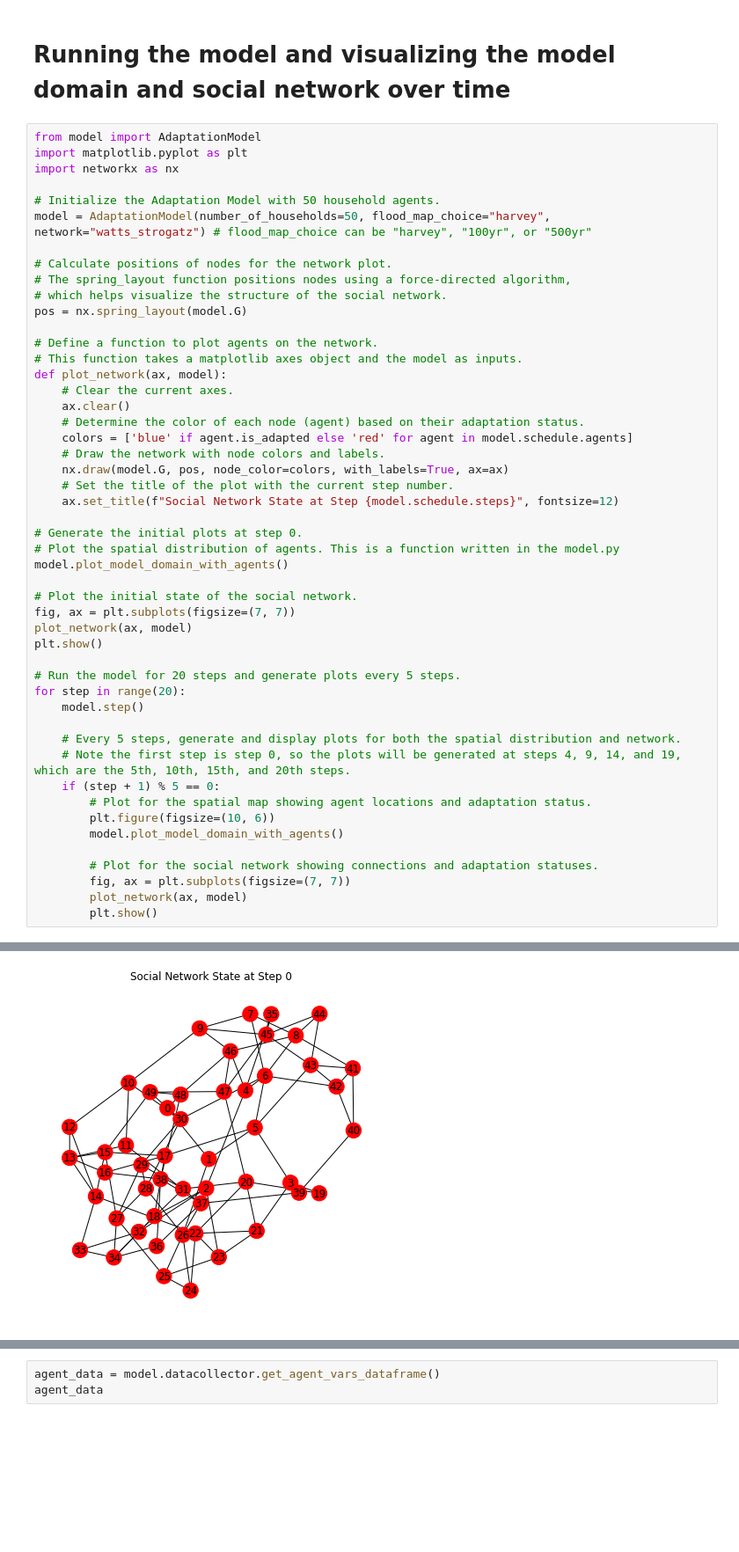
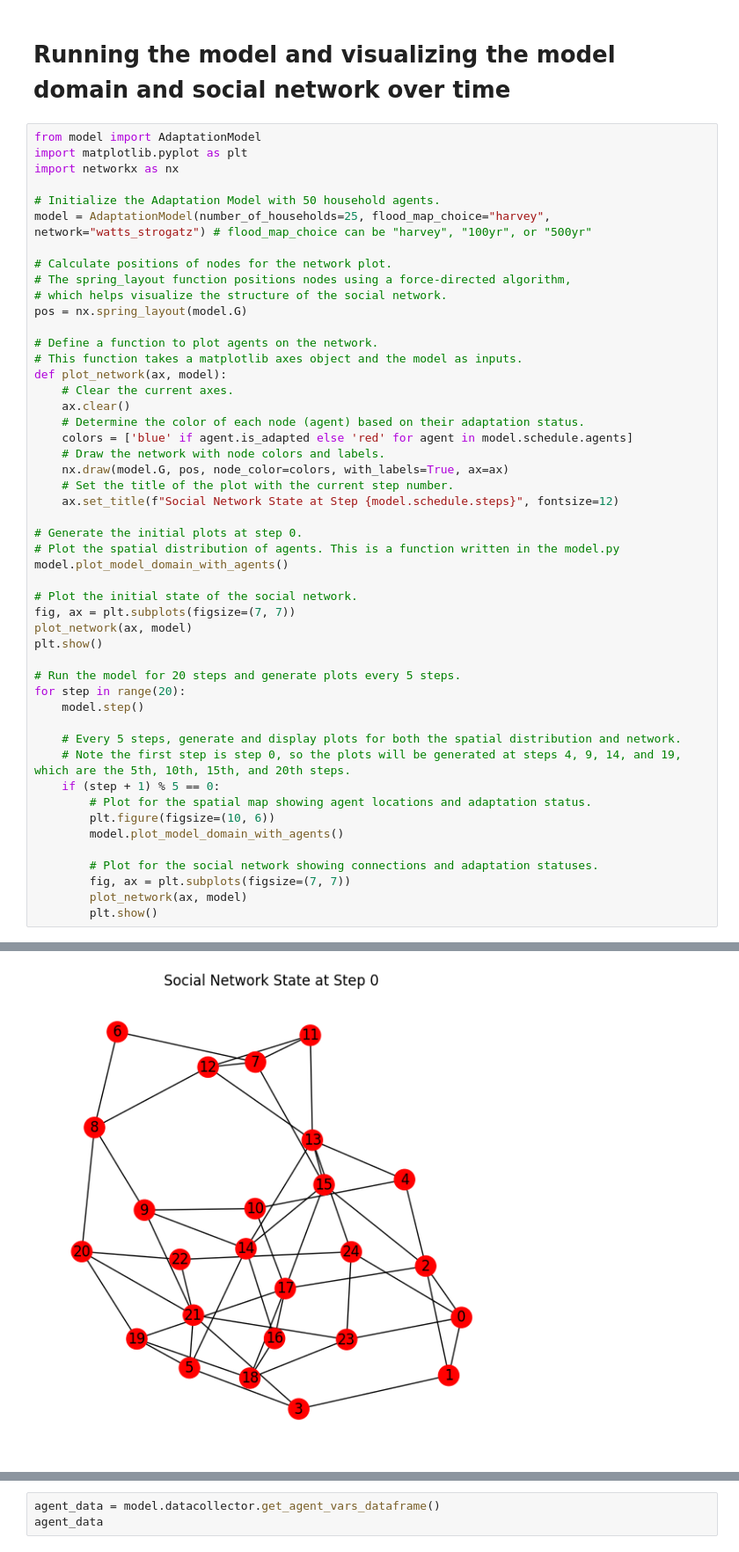
Before and after one commit to Martijntjevdg/SEN1211-ABM, a Jupyter notebook: base_model_mesa/model/demo.ipynb, the cells around one changed output, grey strips where cells are left out. Shown: that part at 88% size. Saved outputs shown, nothing was run; the diff lists cells and outputs as text; blank space fills up the shorter version.

```diff
--- a/base_model_mesa/model/demo.ipynb
+++ b/base_model_mesa/model/demo.ipynb
@@ -26,7 +26,7 @@ import matplotlib.pyplot as plt
 import networkx as nx
 
 # Initialize the Adaptation Model with 50 household agents.
-model = AdaptationModel(number_of_households=50, flood_map_choice="harvey", network="watts_strogatz") # flood_map_choice can be "harvey", "100yr", or "500yr"
+model = AdaptationModel(number_of_households=25, flood_map_choice="harvey", network="watts_strogatz") # flood_map_choice can be "harvey", "100yr", or "500yr"
 
 # Calculate positions of nodes for the network plot.
 # The spring_layout function positions nodes using a force-directed algorithm,
@@ -74 +91 @@ for step in range(20):
-[figure, old version]
+[figure, new version]
```
Also changed, not shown: parts of 1 cell of this notebook, 4 other files.
